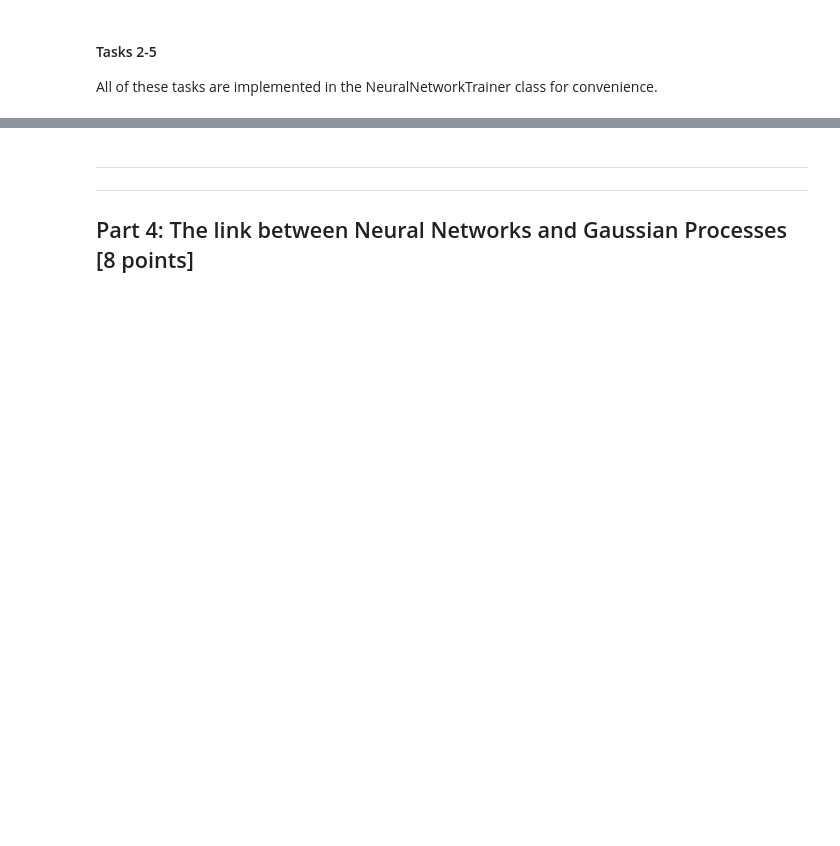
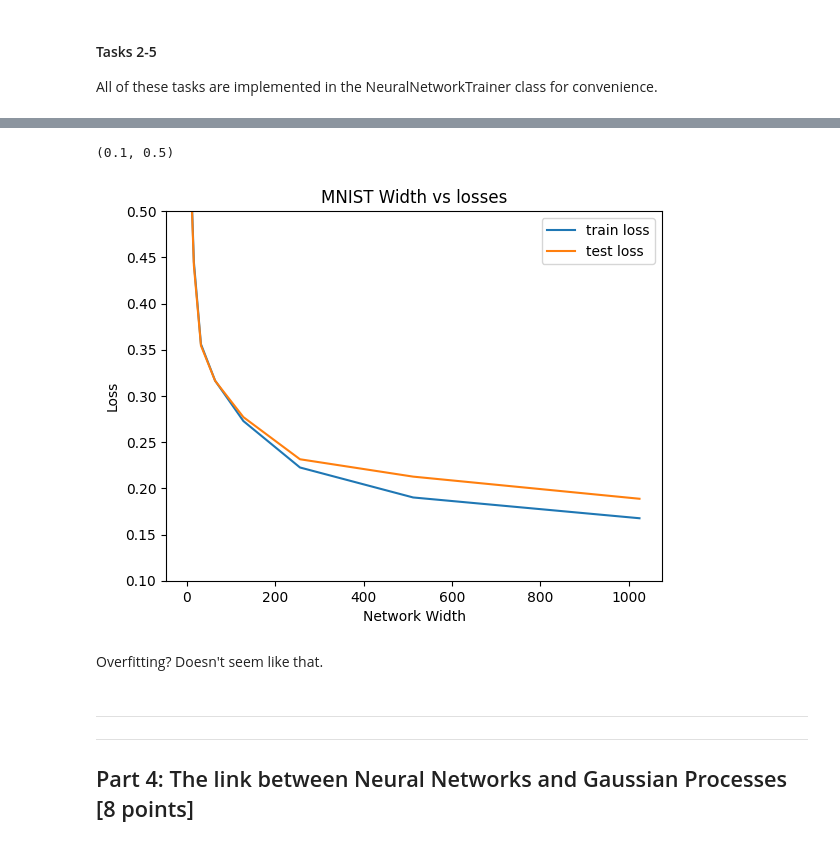
Before and after one commit to nadav7679/maths_machine_learning_2024, a Jupyter notebook: cw1/solution.ipynb, the cells around one changed output, grey strips where cells are left out. Saved outputs shown, nothing was run; the diff lists cells and outputs as text; code cells hidden in the pictures; blank space fills up the shorter version.

```diff
--- a/cw1/solution.ipynb
+++ b/cw1/solution.ipynb
@@ -444,0 +490,22 @@ Epoch: 10 | Train Loss: 1.835 |Test Loss: 1.865 | Test Error: 0.6614
+# %%
+# Fixed Hyperparameters:
+hyperparams = {
+    "dataset_type": "mnist",
+    "depth": 1,
+    "criterion": nn.CrossEntropyLoss(),
+    "optimizer": optim.Adam,
+    "batch_size": 64,
+    "lr": 0.001,
+    "max_epoch": 1,
+    "normalize": True
+}
+
+widths = [2 ** i for i in range(2, 11)]
+errors = {}
+for w in widths:
+    hyperparams["width"] = w
+    mnist_net = NeuralNetworkTrainer(**hyperparams)
+
+    errors[w] = mnist_net.train_me(logs=False)
+    print(f"Width: {w} | Train Loss: {errors[w][0]:.04} | "
+          f"Test Loss: {errors[w][1]:.04}")
@@ -445,3 +522,18 @@ Epoch: 10 | Train Loss: 1.835 |Test Loss: 1.865 | Test Error: 0.6614
+# %%
+plt.title("MNIST Width vs losses")
+train_error = [errors[w][0] for w in widths]
+test_error = [errors[w][1] for w in widths]
+plt.plot(widths, train_error, label="train loss")
+plt.plot(widths, test_error, label="test loss")
+plt.legend()
+plt.xlabel("Network Width")
+plt.ylabel("Loss")
+plt.ylim([0.1, 0.5])
+# %% [output]
+(0.1, 0.5)
+[figure, added]
+# %% [markdown]
+Overfitting? Doesn't seem like that.
 # %% [markdown]
 ***
 ***
```
Also changed, not shown: parts of 9 cells of this notebook.
